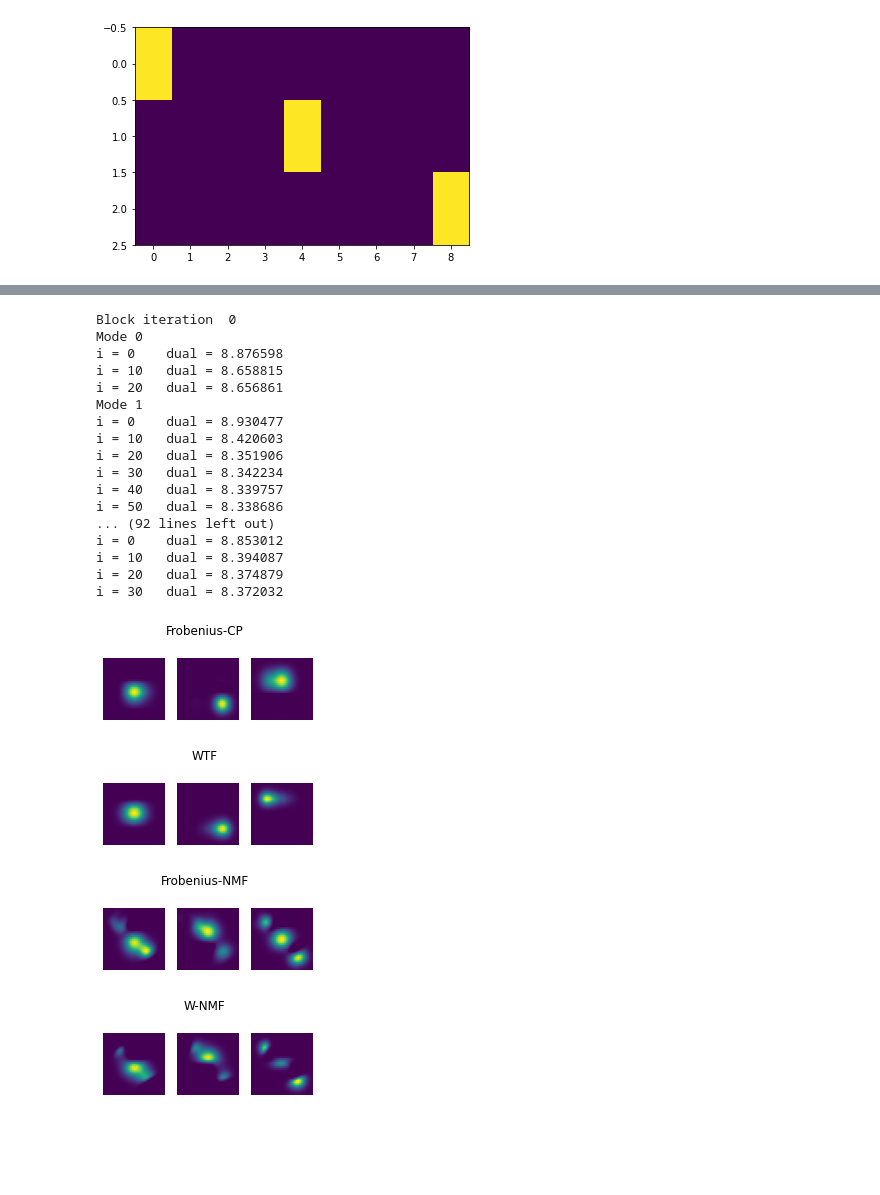
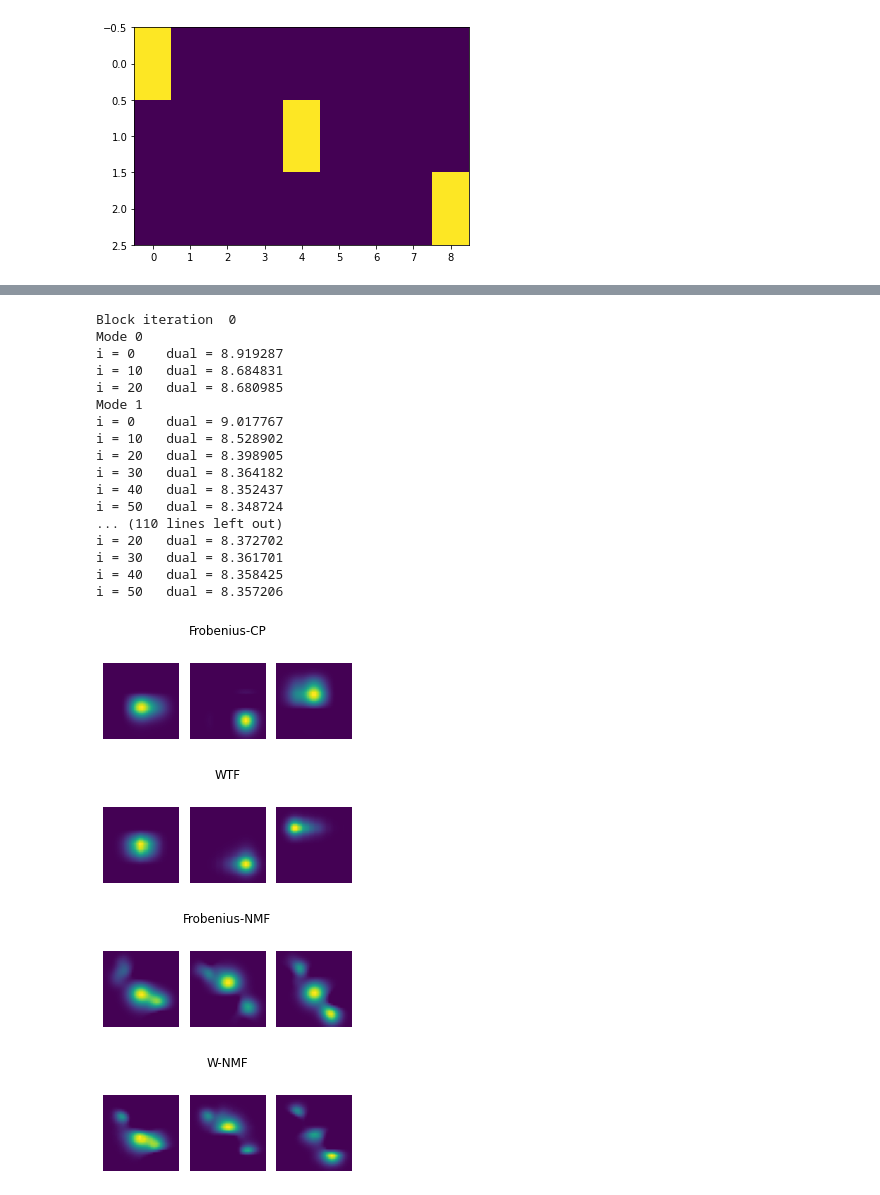
Before and after one commit to zsteve/wtf, a Jupyter notebook: examples/example.ipynb, the cells around one changed output, grey strips where cells are left out. Saved outputs shown, nothing was run; the diff lists cells and outputs as text; code cells hidden in the pictures; blank space fills up the shorter version.

```diff
--- a/examples/example.ipynb
+++ b/examples/example.ipynb
@@ -8,6 +8,6 @@
 !pip install gwot
 # %%
 PLT_CELL = 2.5
-figs_path = "/home/szhangubcmath/wtf/manuscript/figs/"
+figs_path = "/home/zsteve/wtf/manuscript/figs/"
 # %%
 import sys
@@ -92,24 +112,22 @@ A[0] = (A[0].T/A[0].sum(1)).T
 A[1] = A[1]/A[1].sum(0)
 A[2] = A[2]/A[2].sum(0)
 # %%
+dual_objs = [[], [], [], ]
 max_iter, print_inter, check_iter, tol, unbal = (100, 10, 10, 1e-2, True)
 mode = "lbfgs"
 for i in range(n_iter):
     print("Block iteration ", i)
-    # print("Mode 0")
-    m0 = wtf.FactorsModel(X0, 0, None, S, A, rho[i, :], eps[i, :], lamda[i, :], optim_modes, ot_mode = "slice", U_init = None, C_full = C_full, device = device, unbal = False, norm = "row")
-    wtf.solve(m0, lr = lr[i], mode = mode, max_iter = max_iter, print_inter = print_inter, check_iter = check_iter, tol = tol)
-    print(m0.U[0].max())
+    print("Mode 0")
+    m0 = wtf.FactorsModel(X0, 0, [C_full, ], S, A, rho[i, :], eps[i, :], lamda[i, :], ot_mode = "slice", U_init = None, device = device, unbal = False, norm = "row")
+    dual_objs[0] += [wtf.solve(m0, lr = lr[i], mode = mode, max_iter = max_iter, print_inter = print_inter, check_iter = check_iter, tol = tol), ]
     A[0] = m0.compute_primal_variable().detach()
     print("Mode 1")
-    m1 = wtf.FactorsModel(X0, 1, None, S, A, rho[i, :], eps[i, :], lamda[i, :], optim_modes, ot_mode = "slice", U_init = None, C_full = C_full, device = device, unbal = False, norm = "col")
-    wtf.solve(m1, lr = lr[i], mode = mode, max_iter = max_iter, print_inter = print_inter, check_iter = check_iter, tol = tol)
-    print(m1.U[0].max())
+    m1 = wtf.FactorsModel(X0, 1, [C_full, ], S, A, rho[i, :], eps[i, :], lamda[i, :], ot_mode = "slice", U_init = None, device = device, unbal = False, norm = "col")
+    dual_objs[1] += [wtf.solve(m1, lr = lr[i], mode = mode, max_iter = max_iter, print_inter = print_inter, check_iter = check_iter, tol = tol), ]
     A[1] = m1.compute_primal_variable().detach()
     print("Mode 2")
-    m2 = wtf.FactorsModel(X0, 2, None, S, A, rho[i, :], eps[i, :], lamda[i, :], optim_modes, ot_mode = "slice", U_init = None, C_full = C_full, device = device, unbal = False, norm = "col")
-    wtf.solve(m2, lr = lr[i], mode = mode, max_iter = max_iter, print_inter = print_inter, check_iter = check_iter, tol = tol)
-    print(m2.U[0].max())
+    m2 = wtf.FactorsModel(X0, 2, [C_full, ], S, A, rho[i, :], eps[i, :], lamda[i, :], ot_mode = "slice", U_init = None, device = device, unbal = False, norm = "col")
+    dual_objs[2] += [wtf.solve(m2, lr = lr[i], mode = mode, max_iter = max_iter, print_inter = print_inter, check_iter = check_iter, tol = tol), ]
     A[2] = m2.compute_primal_variable().detach()
     # print("Core tensor")
     # m = wtf.CoreModel(X0, None, A, rho[i, :], eps[i, :], lamda[i, :], optim_modes, ot_mode = "slice", C_full = C_full, device = device, unbal = unbal)
@@ -298,7 +321,7 @@ A_nmf = copy.deepcopy([U_nmf, V_nmf.T])
 A_nmf = [a.to(device) for a in A_nmf]
 # %%
 params_nmf = {"n_iter" : 10}
-params_nmf['lr'] = np.ones(params_nmf['n_iter'])*0.1
+params_nmf['lr'] = np.ones(params_nmf['n_iter'])*1
 params_nmf['lamda'] = np.array([np.ones(2), ]*params_nmf['n_iter'])*25
 params_nmf['optim_modes'] = [0, ]
 params_nmf['rho'] = np.array([np.ones(2), ]*params_nmf['n_iter'])*0.01
@@ -310,33 +333,33 @@ mode = "lbfgs"
 for i in range(params_nmf['n_iter']):
     print("Block iteration ", i)
     print("Mode 0")
-    m0 = wtf.FactorsModel(X0_nmf, 0, None, S_nmf, A_nmf, params_nmf['rho'][i, :], params_nmf['eps'][i, :], params_nmf['lamda'][i, :],
-                             params_nmf['optim_modes'], ot_mode = "slice", U_init = None, C_full = C_full, device = device, unbal = unbal, norm = "row")
+    m0 = wtf.FactorsModel(X0_nmf, 0, [C_full, ], S_nmf, A_nmf, params_nmf['rho'][i, :], params_nmf['eps'][i, :], params_nmf['lamda'][i, :],
+                             ot_mode = "slice", U_init = None, device = device, unbal = unbal, norm = "row")
     wtf.solve(m0, lr = params_nmf['lr'][i], mode = mode, max_iter = max_iter, print_inter = print_inter, check_iter = check_iter, tol = tol)
     A_nmf[0] = m0.compute_primal_variable().detach()
     print("Mode 1")
-    m1 = wtf.FactorsModel(X0_nmf, 1, None, S_nmf, A_nmf, params_nmf['rho'][i, :], params_nmf['eps'][i, :], params_nmf['lamda'][i, :],
-                             params_nmf['optim_modes'], ot_mode = "slice", U_init = None, C_full = C_full, device = device, unbal = unbal, norm = "col")
+    m1 = wtf.FactorsModel(X0_nmf, 1, [C_full, ], S_nmf, A_nmf, params_nmf['rho'][i, :], params_nmf['eps'][i, :], params_nmf['lamda'][i, :],
+                             ot_mode = "slice", U_init = None, device = device, unbal = unbal, norm = "col")
     wtf.solve(m1, lr = params_nmf['lr'][i], mode = mode, max_iter = max_iter, print_inter = print_inter, check_iter = check_iter, tol = tol)
     A_nmf[1] = m1.compute_primal_variable().detach()
 # %% [output]
 Block iteration  0
 Mode 0
-i = 0    dual = 8.876598
-i = 10   dual = 8.658815
-i = 20   dual = 8.656861
+i = 0    dual = 8.919287
+i = 10   dual = 8.684831
+i = 20   dual = 8.680985
 Mode 1
-i = 0    dual = 8.930477
-i = 10   dual = 8.420603
-i = 20   dual = 8.351906
-i = 30   dual = 8.342234
-i = 40   dual = 8.339757
-i = 50   dual = 8.338686
-... (92 lines left out)
-i = 0    dual = 8.853012
-i = 10   dual = 8.394087
-i = 20   dual = 8.374879
-i = 30   dual = 8.372032
+i = 0    dual = 9.017767
+i = 10   dual = 8.528902
+i = 20   dual = 8.398905
+i = 30   dual = 8.364182
+i = 40   dual = 8.352437
+i = 50   dual = 8.348724
+... (110 lines left out)
+i = 20   dual = 8.372702
+i = 30   dual = 8.361701
+i = 40   dual = 8.358425
+i = 50   dual = 8.357206
 # %%
 X_hat_nmf = tl.tenalg.multi_mode_dot(S_nmf, A_nmf ).cpu()
 nmf_model = sklearn.decomposition.NMF(n_components = r_nmf[0], init = "nndsvd")
@@ -350,33 +373,37 @@ for i in range(r[0]):
     plt.subplot(1, r[0], i+1)
     plt.imshow(np.outer(factor_cp.factors[1][:, i], factor_cp.factors[2][:, i]))
     plt.axis("off")
-# plt.savefig(figs_path + "3mode_atoms2d_cp.pdf")
+plt.tight_layout()
+plt.savefig(figs_path + "3mode_slice_atoms2d_cp.pdf")
 plt.figure(figsize = (PLT_CELL*1.5, 0.75*PLT_CELL))
 plt.suptitle("WTF")
 for i in range(r[0]):
     plt.subplot(1, r[0], i+1)
     plt.imshow(np.outer(A[1][:, i].cpu(), A[2][:, i].cpu()))
     plt.axis("off")
-# plt.savefig(figs_path + "3mode_atoms2d_wtf.pdf")
+plt.tight_layout()
+plt.savefig(figs_path + "3mode_slice_atoms2d_wtf.pdf")
 # %% [output]
-[figure, old version]
+[figure, new version]
-[figure, old version]
+[figure, new version]
 # %%
 plt.figure(figsize = (PLT_CELL*1.5, 0.75*PLT_CELL))
 plt.suptitle("Frobenius-NMF")
 for i in range(r[0]):
     plt.subplot(1, r[0], i+1)
     plt.imshow(V_nmf[i, :].reshape(sizex, sizey))
     plt.axis("off")
-# plt.savefig(figs_path + "3mode_atoms2d_nmf.pdf")
+plt.tight_layout()
+plt.savefig(figs_path + "3mode_slice_atoms2d_nmf.pdf")
 
 plt.figure(figsize = (PLT_CELL*1.5, 0.75*PLT_CELL))
 plt.suptitle("W-NMF")
 for i in range(r[0]):
     plt.subplot(1, r[0], i+1)
     plt.imshow(A_nmf[1][:, i].reshape(sizex, sizey).cpu())
     plt.axis("off")
-# plt.savefig(figs_path + "3mode_atoms2d_wnmf.pdf")
+plt.tight_layout()
+plt.savefig(figs_path + "3mode_slice_atoms2d_wnmf.pdf")
 # %% [output]
-[figure, old version]
+[figure, new version]
-[figure, old version]
+[figure, new version]
```
Also changed, not shown: parts of 16 cells of this notebook, 26 other files.
